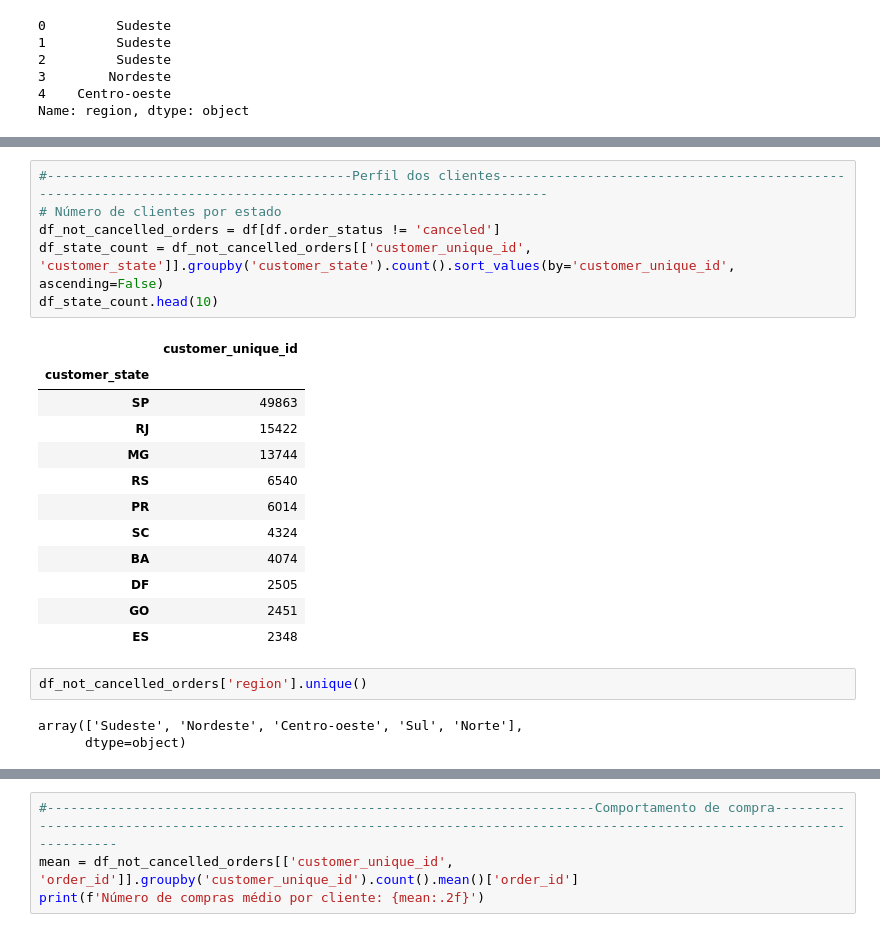
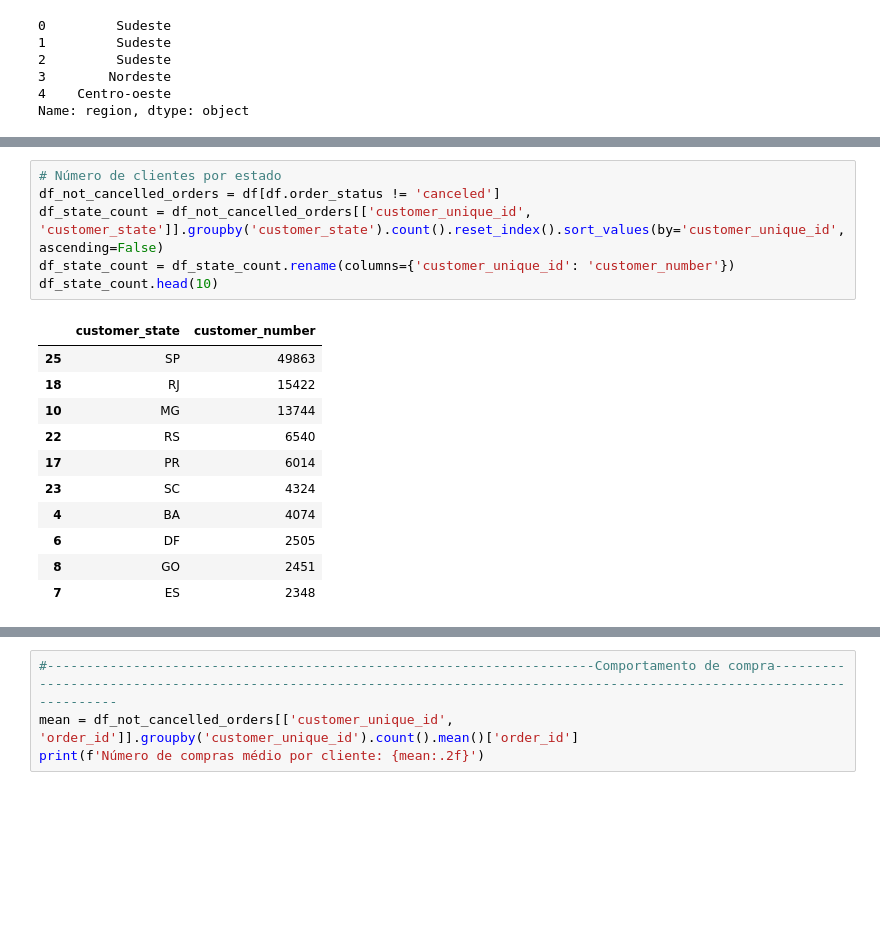
Before and after one commit to olavodd42/analise_exploratoria_olist, a Jupyter notebook: notebook.ipynb, the cells around one changed output, grey strips where cells are left out. Saved outputs shown, nothing was run; the diff lists cells and outputs as text; blank space fills up the shorter version.

```diff
--- a/notebook.ipynb
+++ b/notebook.ipynb
@@ -263,24 +294,18 @@ Name: region, dtype: object
 # %%
-#---------------------------------------Perfil dos clientes-------------------------------------------------------------------------------------------------------------
 # Número de clientes por estado
 df_not_cancelled_orders = df[df.order_status != 'canceled']
-df_state_count = df_not_cancelled_orders[['customer_unique_id', 'customer_state']].groupby('customer_state').count().sort_values(by='customer_unique_id', ascending=False)
+df_state_count = df_not_cancelled_orders[['customer_unique_id', 'customer_state']].groupby('customer_state').count().reset_index().sort_values(by='customer_unique_id', ascending=False)
+df_state_count = df_state_count.rename(columns={'customer_unique_id': 'customer_number'})
 df_state_count.head(10)
 # %% [output]
-|  | customer_unique_id |
-| customer_state |  |
-| SP | 49863 |
-| RJ | 15422 |
-| MG | 13744 |
-| RS | 6540 |
-| PR | 6014 |
-| SC | 4324 |
-| BA | 4074 |
-| DF | 2505 |
-| GO | 2451 |
-| ES | 2348 |
+|  | customer_state | customer_number |
+| 25 | SP | 49863 |
+| 18 | RJ | 15422 |
+| 10 | MG | 13744 |
+| 22 | RS | 6540 |
+| 17 | PR | 6014 |
+| 23 | SC | 4324 |
+| 4 | BA | 4074 |
+| 6 | DF | 2505 |
+| 8 | GO | 2451 |
+| 7 | ES | 2348 |
-# %%
-df_not_cancelled_orders['region'].unique()
-# %% [output]
-array(['Sudeste', 'Nordeste', 'Centro-oeste', 'Sul', 'Norte'],
-      dtype=object)
```
Also changed, not shown: parts of 71 cells of this notebook, 1 other file.
